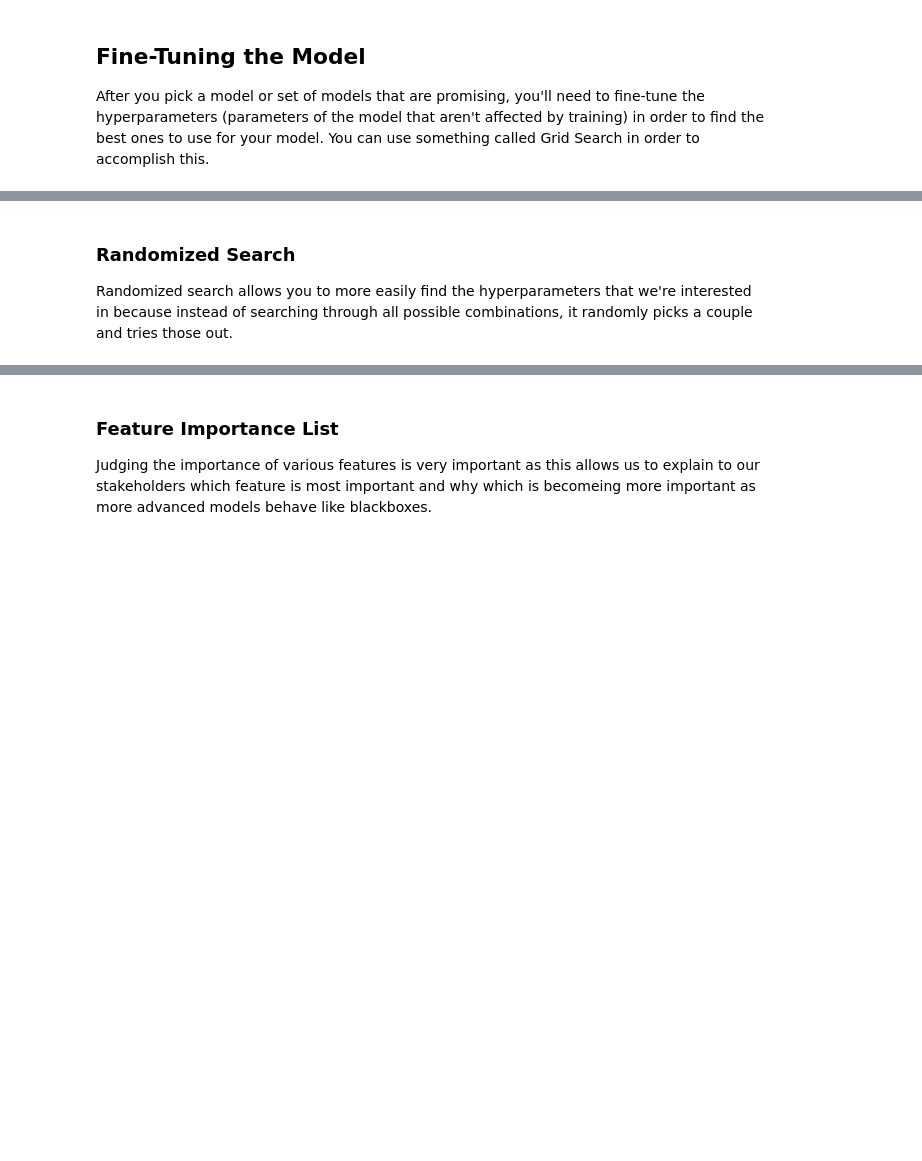
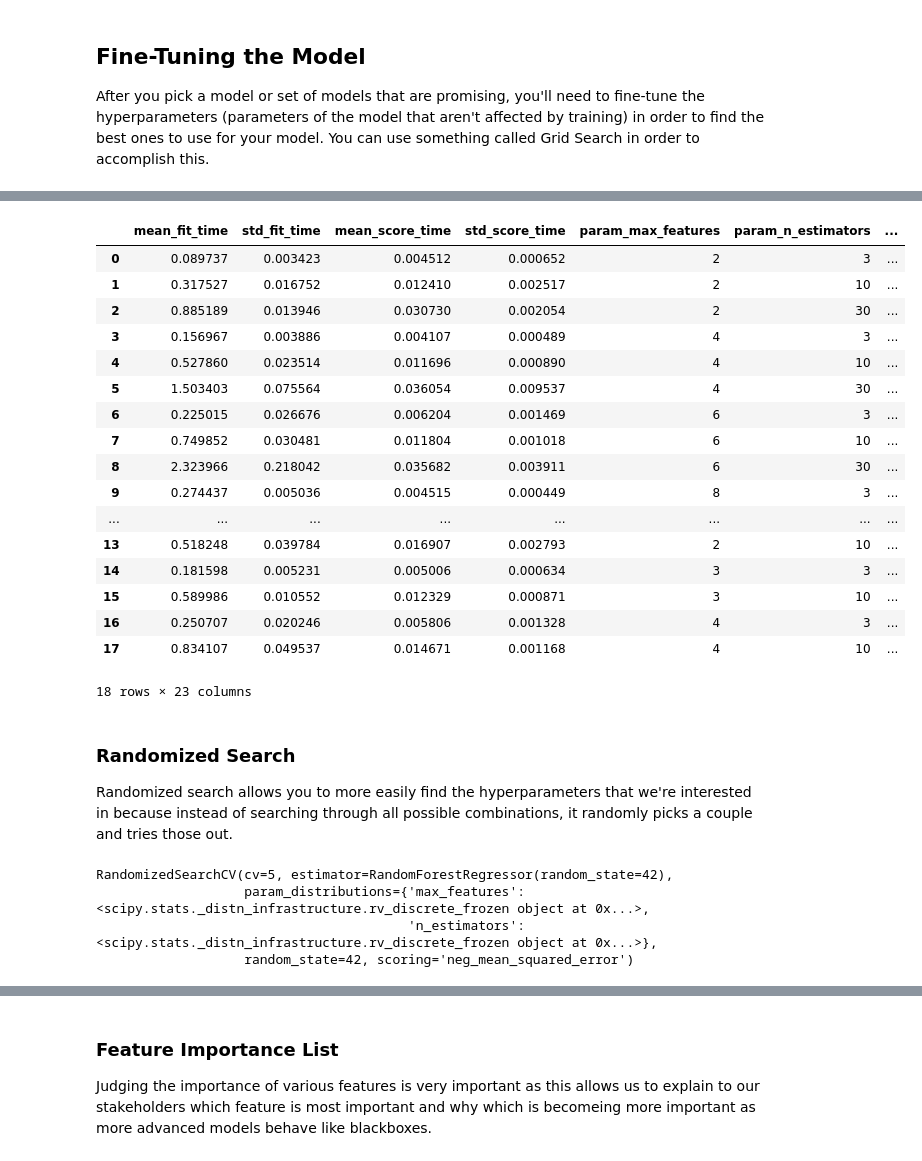
Before and after one commit to InquisitorFury/House-real-estate-prediction-, a Jupyter notebook: code.ipynb, the cells around one changed output, grey strips where cells are left out. Saved outputs shown, nothing was run; the diff lists cells and outputs as text; code cells hidden in the pictures; blank space fills up the shorter version.

```diff
--- a/code.ipynb
+++ b/code.ipynb
@@ -751,4 +891,43 @@ After you pick a model or set of models that are promising, you'll need to fine-
+# %%
+pd.DataFrame(grid_search.cv_results_)
+# %% [output]
+|  | mean_fit_time | std_fit_time | mean_score_time | std_score_time | param_max_features | param_n_estimators | ... |
+| 0 | 0.089737 | 0.003423 | 0.004512 | 0.000652 | 2 | 3 | ... |
+| 1 | 0.317527 | 0.016752 | 0.012410 | 0.002517 | 2 | 10 | ... |
+| 2 | 0.885189 | 0.013946 | 0.030730 | 0.002054 | 2 | 30 | ... |
+| 3 | 0.156967 | 0.003886 | 0.004107 | 0.000489 | 4 | 3 | ... |
+| 4 | 0.527860 | 0.023514 | 0.011696 | 0.000890 | 4 | 10 | ... |
+| 5 | 1.503403 | 0.075564 | 0.036054 | 0.009537 | 4 | 30 | ... |
+| 6 | 0.225015 | 0.026676 | 0.006204 | 0.001469 | 6 | 3 | ... |
+| 7 | 0.749852 | 0.030481 | 0.011804 | 0.001018 | 6 | 10 | ... |
+| 8 | 2.323966 | 0.218042 | 0.035682 | 0.003911 | 6 | 30 | ... |
+| 9 | 0.274437 | 0.005036 | 0.004515 | 0.000449 | 8 | 3 | ... |
+| ... | ... | ... | ... | ... | ... | ... | ... |
+| 13 | 0.518248 | 0.039784 | 0.016907 | 0.002793 | 2 | 10 | ... |
+| 14 | 0.181598 | 0.005231 | 0.005006 | 0.000634 | 3 | 3 | ... |
+| 15 | 0.589986 | 0.010552 | 0.012329 | 0.000871 | 3 | 10 | ... |
+| 16 | 0.250707 | 0.020246 | 0.005806 | 0.001328 | 4 | 3 | ... |
+| 17 | 0.834107 | 0.049537 | 0.014671 | 0.001168 | 4 | 10 | ... |
+18 rows × 23 columns
 # %% [markdown]
 ### Randomized Search
 
 Randomized search allows you to more easily find the hyperparameters that we're interested in because instead of searching through all possible combinations, it randomly picks a couple and tries those out.
+# %%
+from sklearn.model_selection import RandomizedSearchCV
+from scipy.stats import randint
+
+param_distribs = {
+        'n_estimators': randint(low=1, high=200),
+        'max_features': randint(low=1, high=8),
+    }
+
+forest_reg = RandomForestRegressor(random_state=42)
+rnd_search = RandomizedSearchCV(forest_reg, param_distributions=param_distribs,
+                                n_iter=10, cv=5, scoring='neg_mean_squared_error', random_state=42)
+rnd_search.fit(train_data, train_labels)
+# %% [output]
+RandomizedSearchCV(cv=5, estimator=RandomForestRegressor(random_state=42),
+                   param_distributions={'max_features': <scipy.stats._distn_infrastructure.rv_discrete_frozen object at 0x...>,
+                                        'n_estimators': <scipy.stats._distn_infrastructure.rv_discrete_frozen object at 0x...>},
+                   random_state=42, scoring='neg_mean_squared_error')
```
Also changed, not shown: parts of 19 cells of this notebook.
